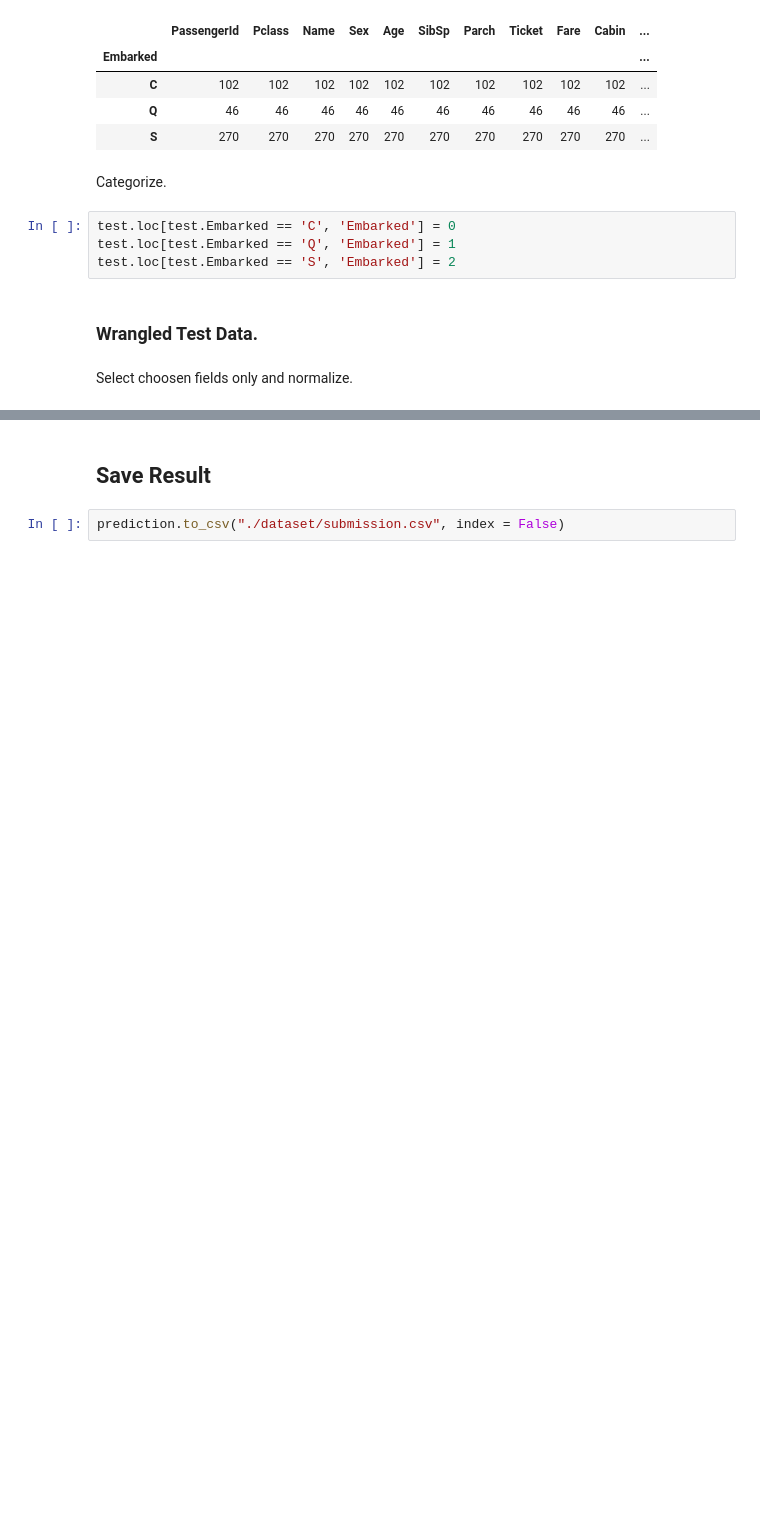
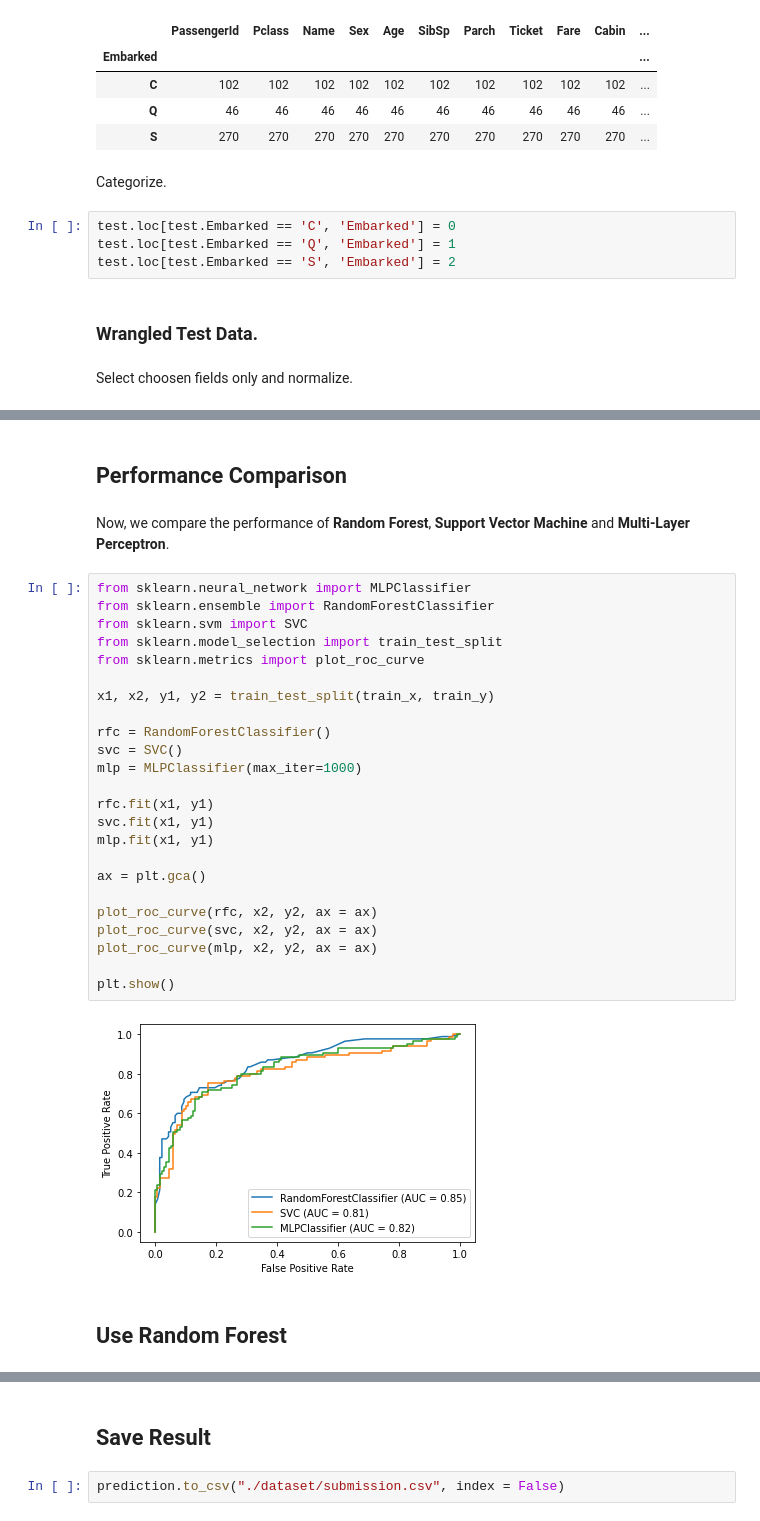
Before and after one commit to aguang-xyz/kaggle-solutions, a Jupyter notebook: solutions/titanic/solution.ipynb, the cells around one changed output, grey strips where cells are left out. Saved outputs shown, nothing was run; the diff lists cells and outputs as text; blank space fills up the shorter version.

```diff
--- a/solutions/titanic/solution-random-forest.ipynb
+++ b/solutions/titanic/solution.ipynb
@@ -680 +681,33 @@ Now, we use **Random Forest** to learn a model from the train data and predict.
+# %% [markdown]
+## Performance Comparison
+# %% [markdown]
+Now, we compare the performance of **Random Forest**, **Support Vector Machine** and **Multi-Layer Perceptron**.
+# %%
+from sklearn.neural_network import MLPClassifier
+from sklearn.ensemble import RandomForestClassifier
+from sklearn.svm import SVC
+from sklearn.model_selection import train_test_split
+from sklearn.metrics import plot_roc_curve
+
+x1, x2, y1, y2 = train_test_split(train_x, train_y)
+
+rfc = RandomForestClassifier()
+svc = SVC()
+mlp = MLPClassifier(max_iter=1000)
+
+rfc.fit(x1, y1)
+svc.fit(x1, y1)
+mlp.fit(x1, y1)
+
+ax = plt.gca()
+
+plot_roc_curve(rfc, x2, y2, ax = ax)
+plot_roc_curve(svc, x2, y2, ax = ax)
+plot_roc_curve(mlp, x2, y2, ax = ax)
+
+plt.show()
+# %% [output]
+[figure, added]
+# %% [markdown]
+## Use Random Forest
 # %%
```
Also changed, not shown: parts of 7 cells of this notebook, 1 other file.
